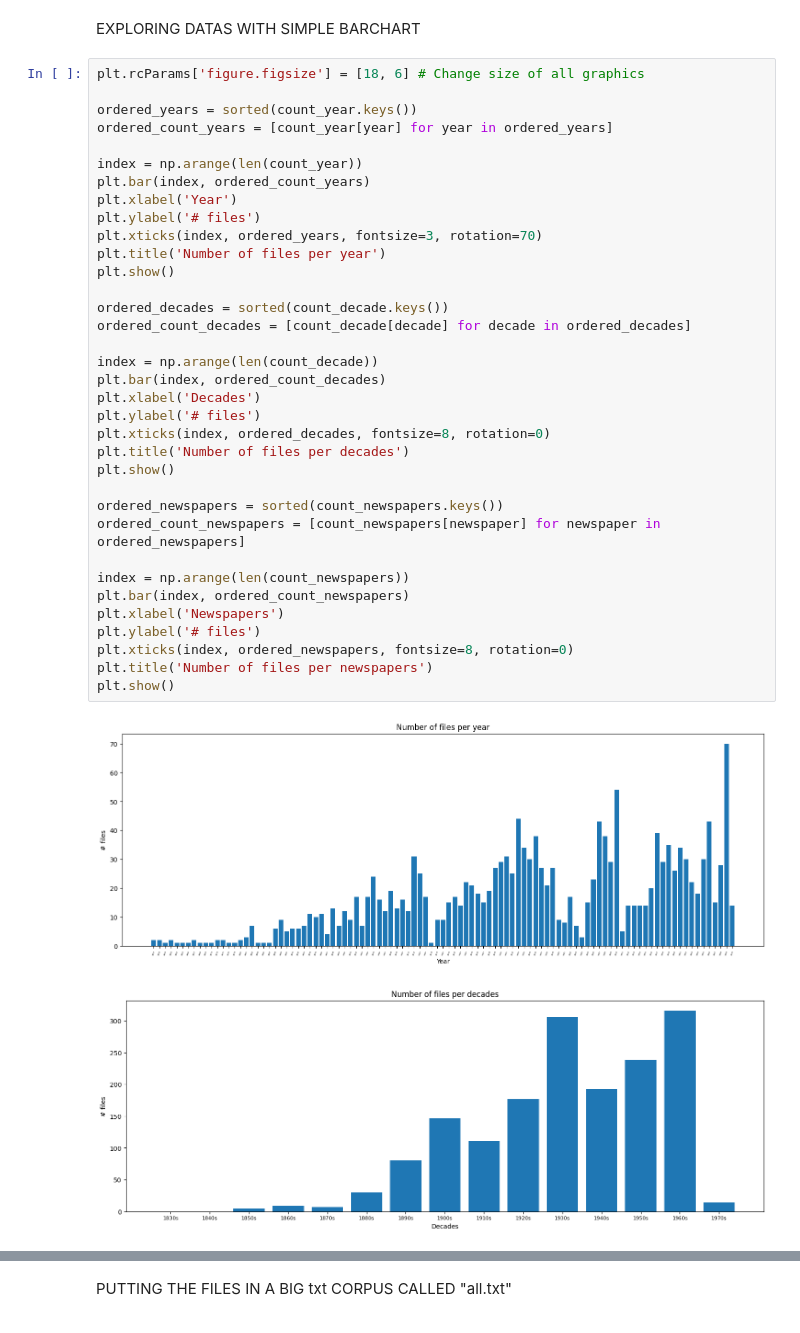
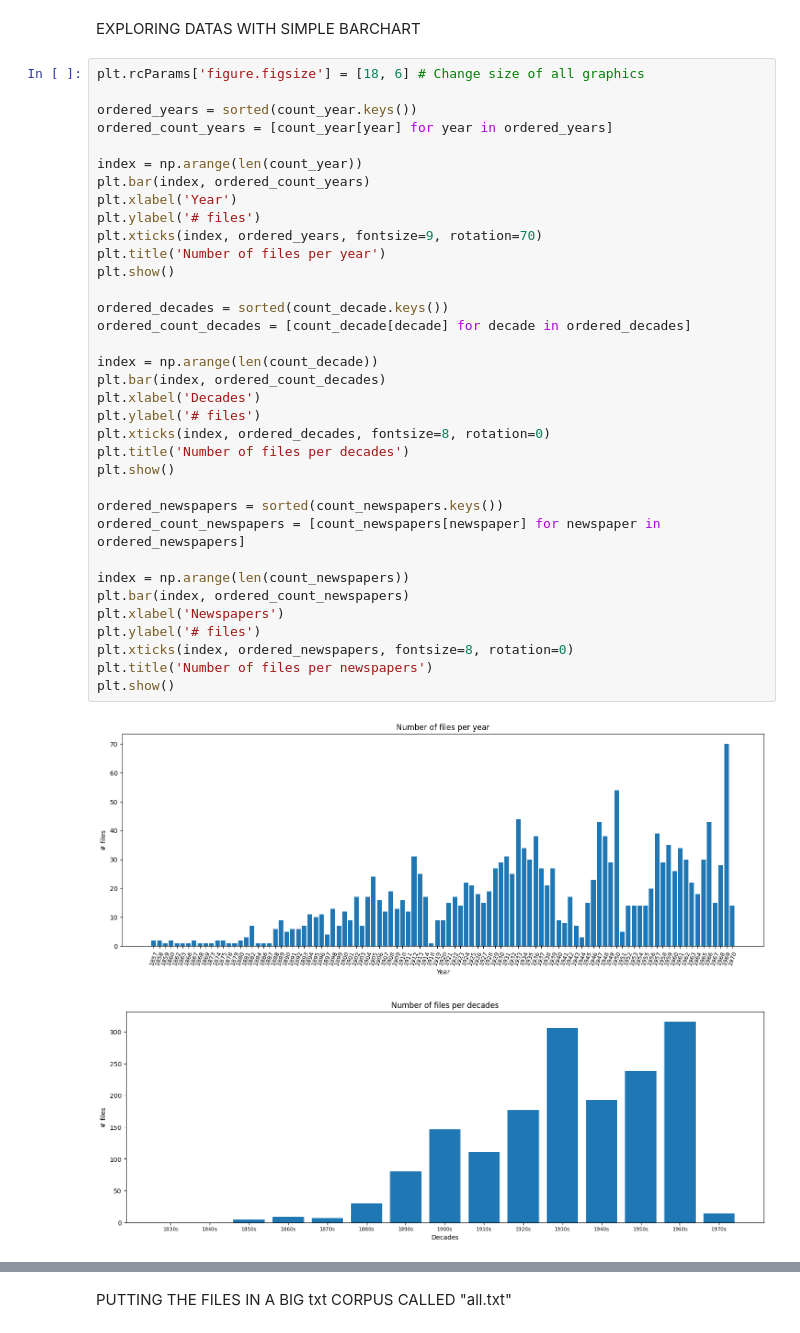
Before and after one commit to a-mahiant/tac, a Jupyter notebook: tp4/code.ipynb, the cells around one changed output, grey strips where cells are left out. Drawn from its saved outputs; the diff is of its cells as text.

```diff
--- a/tp4/code.ipynb
+++ b/tp4/code.ipynb
@@ -192,35 +192,35 @@ ordered_count_years = [count_year[year] for year in ordered_years]
 
 index = np.arange(len(count_year))
 plt.bar(index, ordered_count_years)
 plt.xlabel('Year')
 plt.ylabel('# files')
-plt.xticks(index, ordered_years, fontsize=3, rotation=70)
+plt.xticks(index, ordered_years, fontsize=9, rotation=70)
 plt.title('Number of files per year')
 plt.show()
 
 ordered_decades = sorted(count_decade.keys())
 ordered_count_decades = [count_decade[decade] for decade in ordered_decades]
 
 index = np.arange(len(count_decade))
 plt.bar(index, ordered_count_decades)
 plt.xlabel('Decades')
 plt.ylabel('# files')
 plt.xticks(index, ordered_decades, fontsize=8, rotation=0)
 plt.title('Number of files per decades')
 plt.show()
 
 ordered_newspapers = sorted(count_newspapers.keys())
 ordered_count_newspapers = [count_newspapers[newspaper] for newspaper in ordered_newspapers]
 
 index = np.arange(len(count_newspapers))
 plt.bar(index, ordered_count_newspapers)
 plt.xlabel('Newspapers')
 plt.ylabel('# files')
 plt.xticks(index, ordered_newspapers, fontsize=8, rotation=0)
 plt.title('Number of files per newspapers')
 plt.show()
 # %% [output]
-[figure, old version]
+[figure, new version]
 [figure]
 [figure]
 # %% [markdown]
```
Also changed, not shown: 7 other files.
